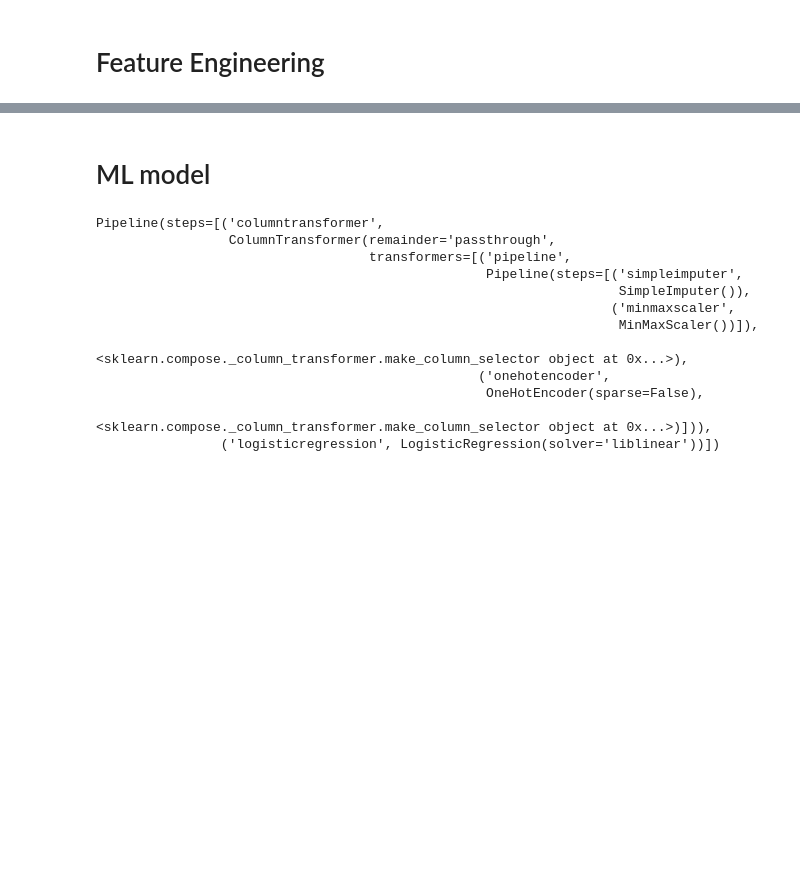
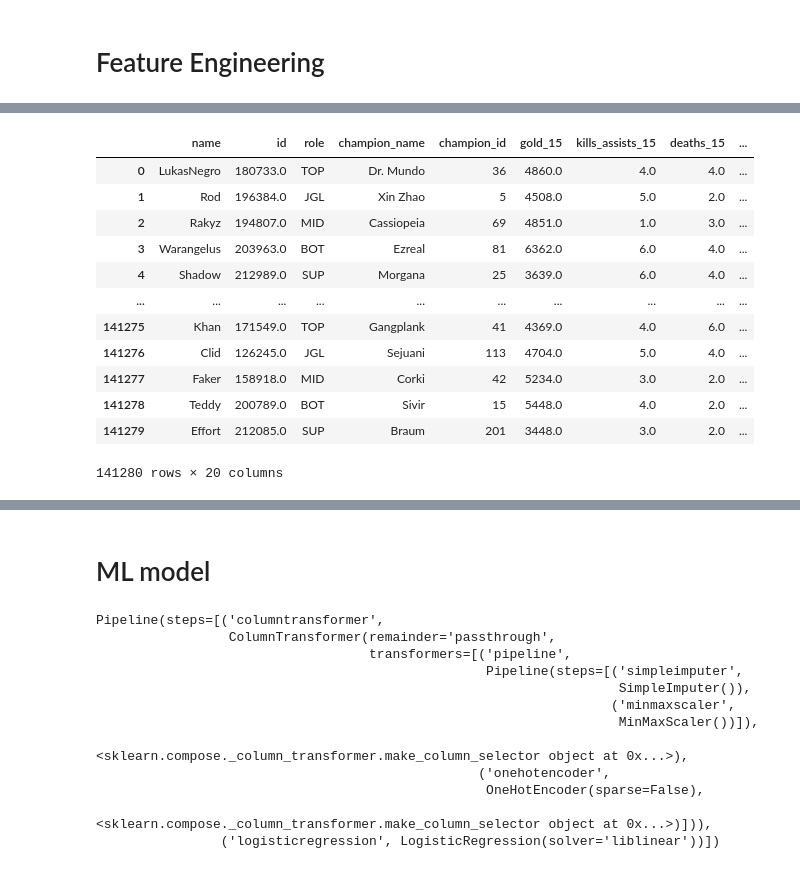
Before and after one commit to stephanyvargas/LoL_winner_predictor, a Jupyter notebook: notebooks/feature_engineer_Stephy.ipynb, the cells around one changed output, grey strips where cells are left out. Saved outputs shown, nothing was run; the diff lists cells and outputs as text; code cells hidden in the pictures; blank space fills up the shorter version.

```diff
--- a/notebooks/feature_engineer_Stephy.ipynb
+++ b/notebooks/feature_engineer_Stephy.ipynb
@@ -155,0 +235,17 @@ float(rate_champion_vs_champion.loc[(12, 201, True)])
+# %%
+df_BLUE_win_rate = pd.merge(df_BLUE, pd.DataFrame(win_rate_champion_vs_champion.mean(axis=1)), left_index=True, right_index=True)
+df_BLUE_win_rate
+# %% [output]
+|  | name | id | role | champion_name | champion_id | gold_15 | kills_assists_15 | deaths_15 | ... |
+| 0 | LukasNegro | 180733.0 | TOP | Dr. Mundo | 36 | 4860.0 | 4.0 | 4.0 | ... |
+| 1 | Rod | 196384.0 | JGL | Xin Zhao | 5 | 4508.0 | 5.0 | 2.0 | ... |
+| 2 | Rakyz | 194807.0 | MID | Cassiopeia | 69 | 4851.0 | 1.0 | 3.0 | ... |
+| 3 | Warangelus | 203963.0 | BOT | Ezreal | 81 | 6362.0 | 6.0 | 4.0 | ... |
+| 4 | Shadow | 212989.0 | SUP | Morgana | 25 | 3639.0 | 6.0 | 4.0 | ... |
+| ... | ... | ... | ... | ... | ... | ... | ... | ... | ... |
+| 141275 | Khan | 171549.0 | TOP | Gangplank | 41 | 4369.0 | 4.0 | 6.0 | ... |
+| 141276 | Clid | 126245.0 | JGL | Sejuani | 113 | 4704.0 | 5.0 | 4.0 | ... |
+| 141277 | Faker | 158918.0 | MID | Corki | 42 | 5234.0 | 3.0 | 2.0 | ... |
+| 141278 | Teddy | 200789.0 | BOT | Sivir | 15 | 5448.0 | 4.0 | 2.0 | ... |
+| 141279 | Effort | 212085.0 | SUP | Braum | 201 | 3448.0 | 3.0 | 2.0 | ... |
+141280 rows × 20 columns
```
Also changed, not shown: parts of 36 cells of this notebook.
